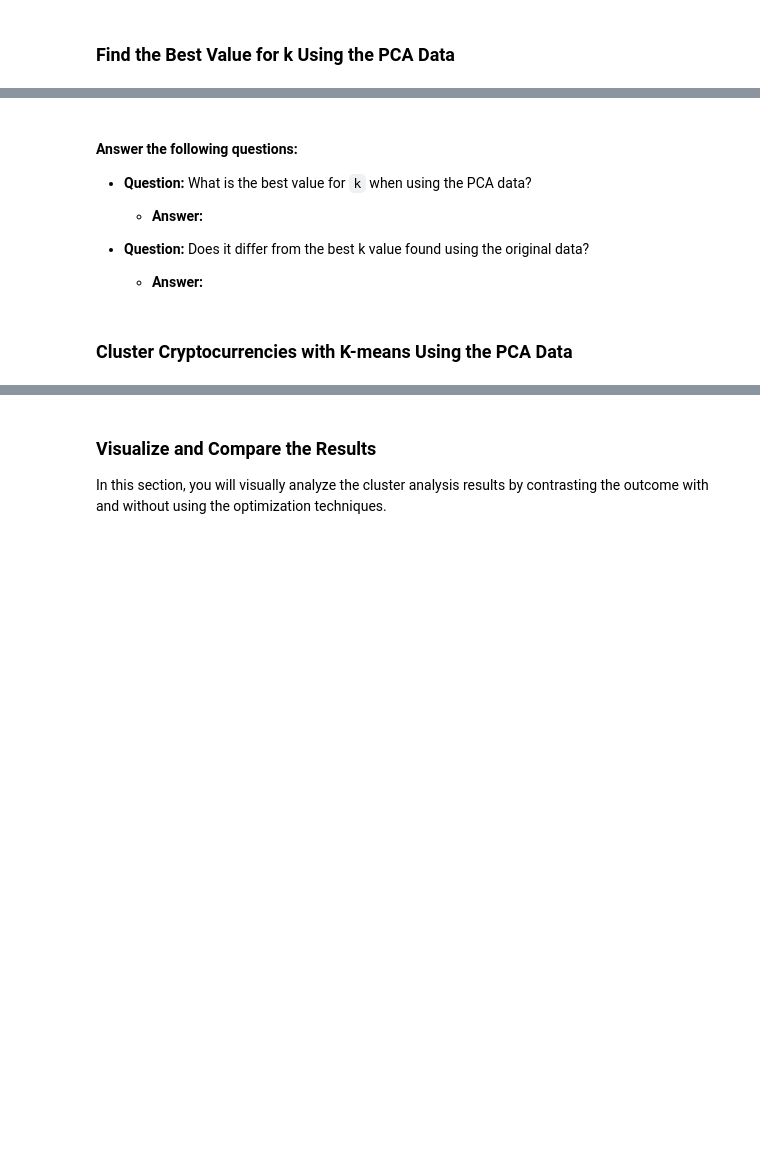
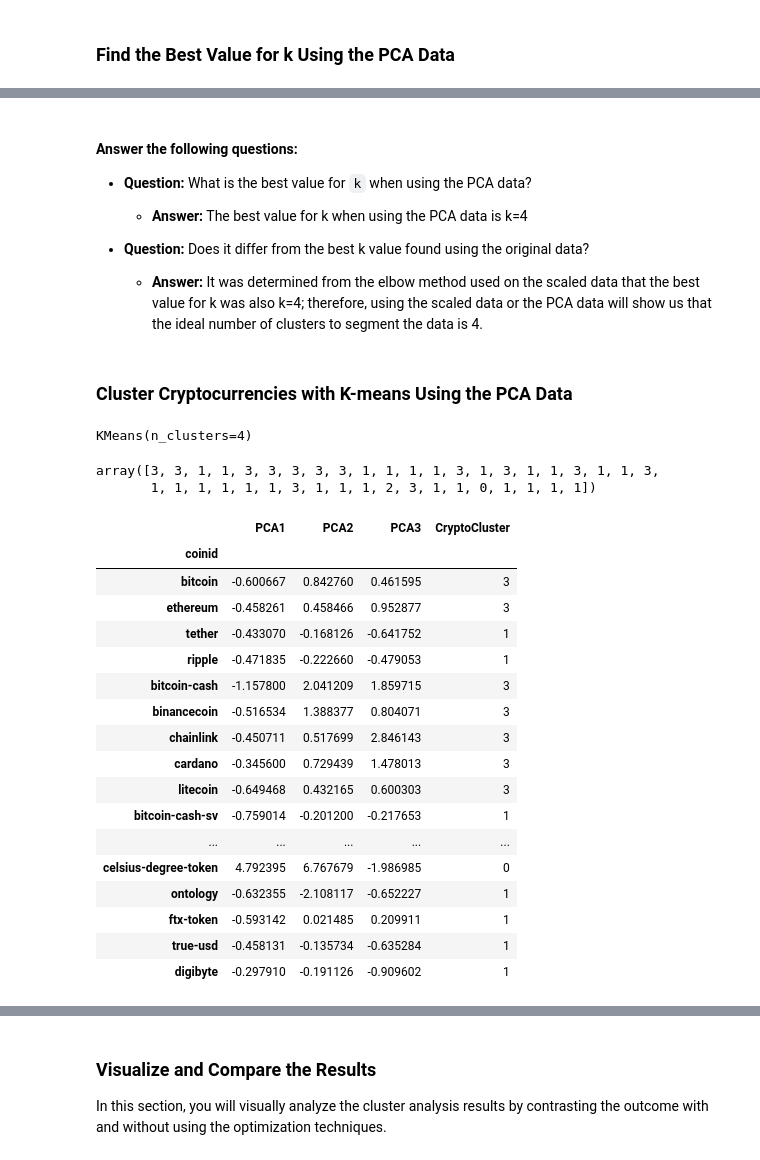
Before and after one commit to adhithirag/CryptoClustering, a Jupyter notebook: Crypto_Clustering.ipynb, the cells around one changed output, grey strips where cells are left out. Saved outputs shown, nothing was run; the diff lists cells and outputs as text; code cells hidden in the pictures; blank space fills up the shorter version.

Commit message:
Clustering the PCA data

```diff
--- a/Crypto_Clustering.ipynb
+++ b/Crypto_Clustering.ipynb
@@ -341,11 +442,16 @@ crypto_scaled_predictions.hvplot.scatter(
 # %%
 # Create an empty list to store the inertia values
-
+inertia = []
 
 # Create a for loop to compute the inertia with each possible value of k
 # Inside the loop:
 # 1. Create a KMeans model using the loop counter for the n_clusters
 # 2. Fit the model to the data using `df_market_data_pca`
 # 3. Append the model.inertia_ to the inertia list
+
+for i in k:
+    model = KMeans(n_clusters=i, random_state=0)
+    model.fit(crypto_pca_df)
+    inertia.append(model.inertia_)
 # %%
 # Create a dictionary with the data to plot the Elbow curve
@@ -359,29 +489,59 @@ crypto_scaled_predictions.hvplot.scatter(
 
 * **Question:** What is the best value for `k` when using the PCA data?
 
-  * **Answer:**
+  * **Answer:** The best value for k when using the PCA data is k=4
 
 
 * **Question:** Does it differ from the best k value found using the original data?
 
-  * **Answer:**
+  * **Answer:**  It was determined from the elbow method used on the scaled data that the best value for k was also k=4; therefore, using the scaled data or the PCA data will show us that the ideal number of clusters to segment the data is 4.
 # %% [markdown]
 ### Cluster Cryptocurrencies with K-means Using the PCA Data
 # %%
 # Initialize the K-Means model using the best value for k
+pca_model = KMeans(n_clusters=4)
 # %%
 # Fit the K-Means model using the PCA data
+
+pca_model.fit(crypto_pca_df)
+# %% [output]
+KMeans(n_clusters=4)
 # %%
 # Predict the clusters to group the cryptocurrencies using the PCA data
+pca_predictions = pca_model.predict(crypto_pca_df)
 
 # Print the resulting array of cluster values.
+pca_predictions
+# %% [output]
+array([3, 3, 1, 1, 3, 3, 3, 3, 3, 1, 1, 1, 1, 3, 1, 3, 1, 1, 3, 1, 1, 3,
+       1, 1, 1, 1, 1, 1, 3, 1, 1, 1, 2, 3, 1, 1, 0, 1, 1, 1, 1])
 # %%
 # Create a copy of the DataFrame with the PCA data
-
+pca_predictions_df = crypto_pca_df.copy()
 
 # Add a new column to the DataFrame with the predicted clusters
-
+pca_predictions_df['CryptoCluster'] = pca_predictions
 
 # Display sample data
+pca_predictions_df
+# %% [output]
+|  | PCA1 | PCA2 | PCA3 | CryptoCluster |
+| coinid |  |  |  |  |
+| bitcoin | -0.600667 | 0.842760 | 0.461595 | 3 |
+| ethereum | -0.458261 | 0.458466 | 0.952877 | 3 |
+| tether | -0.433070 | -0.168126 | -0.641752 | 1 |
+| ripple | -0.471835 | -0.222660 | -0.479053 | 1 |
+| bitcoin-cash | -1.157800 | 2.041209 | 1.859715 | 3 |
+| binancecoin | -0.516534 | 1.388377 | 0.804071 | 3 |
+| chainlink | -0.450711 | 0.517699 | 2.846143 | 3 |
+| cardano | -0.345600 | 0.729439 | 1.478013 | 3 |
+| litecoin | -0.649468 | 0.432165 | 0.600303 | 3 |
+| bitcoin-cash-sv | -0.759014 | -0.201200 | -0.217653 | 1 |
+| ... | ... | ... | ... | ... |
+| celsius-degree-token | 4.792395 | 6.767679 | -1.986985 | 0 |
+| ontology | -0.632355 | -2.108117 | -0.652227 | 1 |
+| ftx-token | -0.593142 | 0.021485 | 0.209911 | 1 |
+| true-usd | -0.458131 | -0.135734 | -0.635284 | 1 |
+| digibyte | -0.297910 | -0.191126 | -0.909602 | 1 |
 # %%
 # Create a scatter plot using hvPlot by setting
```
Also changed, not shown: parts of 21 cells of this notebook.
